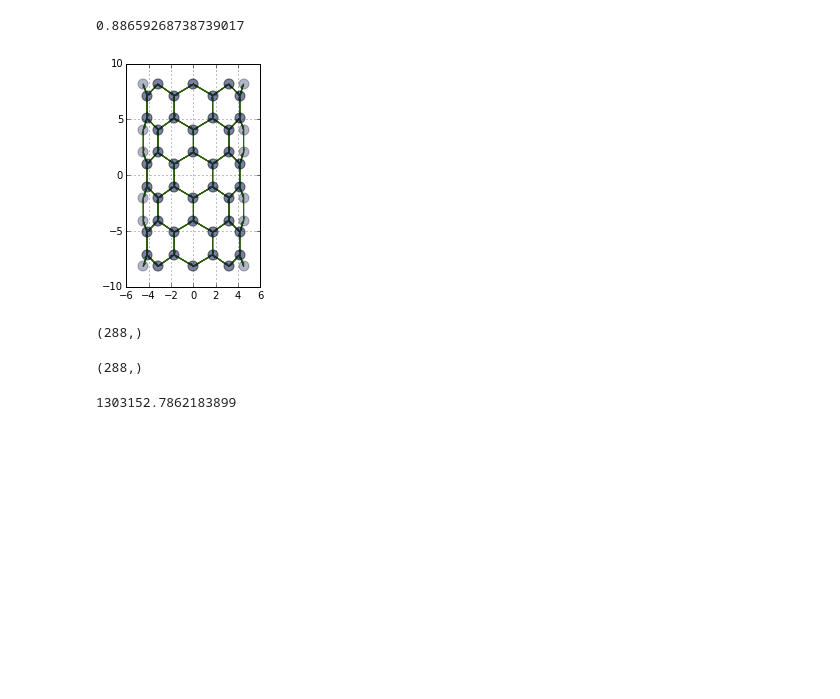
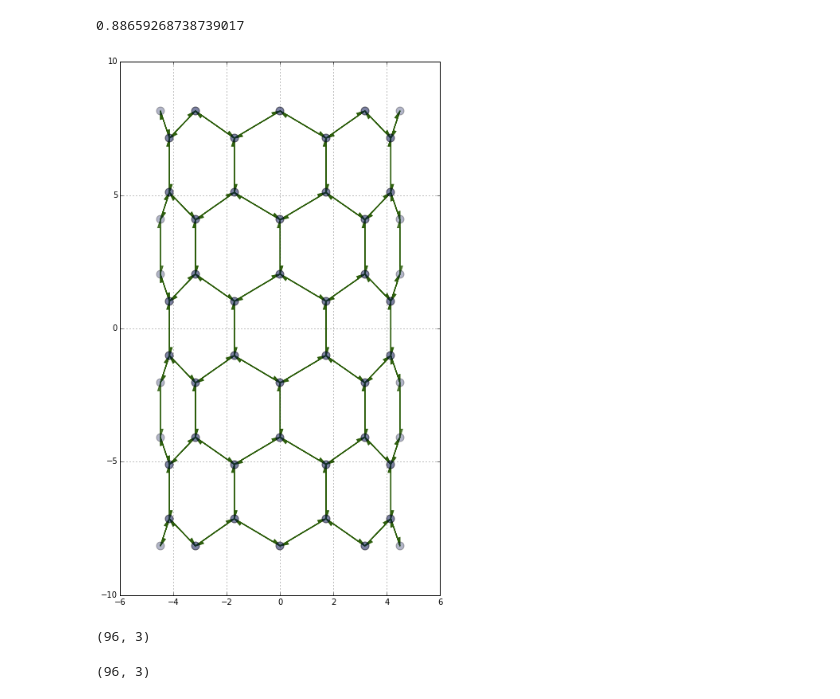
Before and after one commit to DamCB/tyssue, a Jupyter notebook: notebooks/leg_joint import/Energy minimization.ipynb, the cells around one changed output. Saved outputs shown, nothing was run; the diff lists cells and outputs as text; code cells hidden in the pictures; blank space fills up the shorter version.

```diff
--- a/notebooks/leg_joint import/Energy minimization.ipynb
+++ b/notebooks/leg_joint import/Energy minimization.ipynb
@@ -11,11 +13,6 @@ import matplotlib.pylab as plt
 from scipy import optimize
 # %%
 from tyssue.core import Epithelium
-# %%
-with pd.get_store('small_hexagonal.hf5') as store:
-    cell_df = store.get('cell_df')
-    jv_df = store.get('jv_df')
-    je_df = store.get('je_df')
 # %%
 eptm = Epithelium('emin', cell_df, jv_df, je_df)
 # %%
@@ -76,6 +99,8 @@ eptm.je_df.head()
 | 0 | 1 | 1 | 1.857558 | -0.369491 | 1.10053 | 2.190482 | 56 | 57 | 1 | 2185.766319 | ... |
 | 3 | 0 | 1 | 1.857558 | 0.369491 | -1.10053 | 2.190482 | 56 | 59 | 1 | 2185.766319 | ... |
 | 1 | 6 | 1 | 0.000000 | 0.000000 | 2.20106 | 2.201060 | 57 | 62 | 1 | 2185.766319 | ... |
+# %%
+parameters.update({})
 # %%
 def update_vol(eptm):
     eptm.cell_df['height'] = np.hypot(eptm.cell_df['y'],
@@ -513,7 +558,8 @@ def plt_eptm(eptm, coords, edge_arrow_style, points_style):
     return fig, ax
 # %%
 fig, ax = plt_eptm(eptm, ['x', 'z'], edge_arrow_style, points_style)
+fig.set_size_inches(10, 12)
 # %% [output]
-[figure, old version]
+[figure, new version]
 # %%
 from scipy import optimize
@@ -522,17 +566,14 @@ app_grad = approx_grad(eptm, coords=['x', 'y', 'z'])
 # %%
-pos0 = eptm.jv_df[coords].values.flatten()
-pos_idx = eptm.jv_idx
-
-true_grad = opt_grad(pos0, pos_idx, eptm)
+def approx_grad(eptm, coords=['x', 'y', 'z']):
+    pos0 = eptm.jv_df[coords].values.flatten()
+    pos_idx = eptm.jv_idx
+    grad = optimize.approx_fprime(pos0,
+                                  opt_energy,
+                                  1e-9, pos_idx, eptm)
+    return grad
+# %% [output]
+(96, 3)
 # %%
-app_grad.shape
+grad_i.shape
 # %% [output]
-(288,)
+(96, 3)
-# %%
-true_grad.shape
-# %% [output]
-(288,)
-# %%
-np.sqrt(np.sum(app_grad - true_grad)**2)
-# %% [output]
-1303152.7862183899
```
Also changed, not shown: parts of 24 cells of this notebook, 9 other files.
